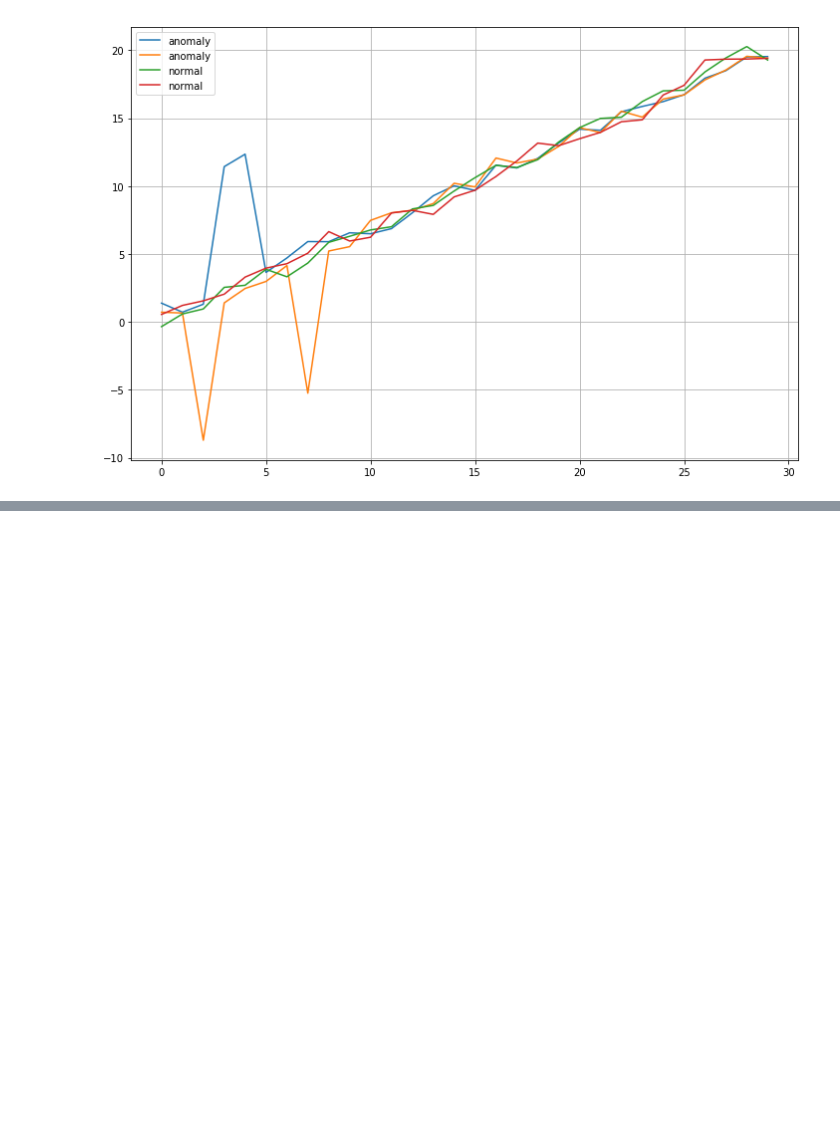
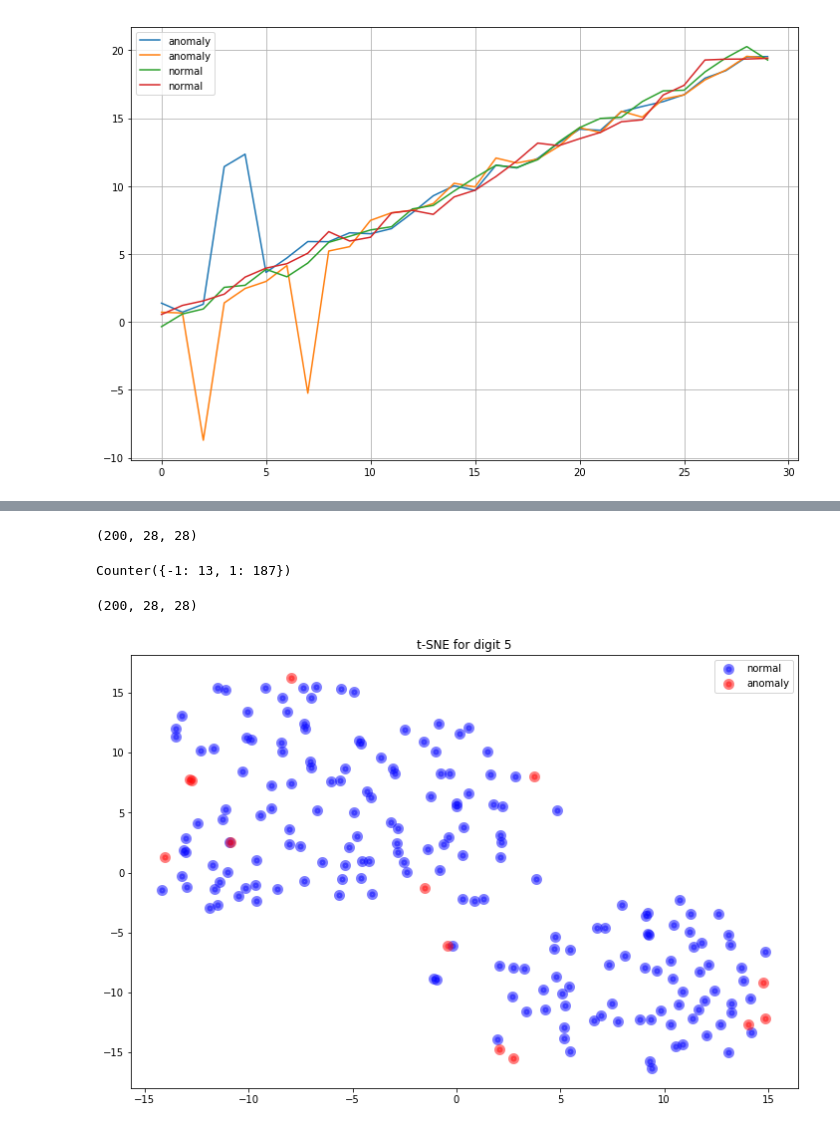
Before and after one commit to rtriangle/mkad, a Jupyter notebook: mkad_usage.ipynb, the cells around one changed output, grey strips where cells are left out. Saved outputs shown, nothing was run; the diff lists cells and outputs as text; code cells hidden in the pictures; blank space fills up the shorter version.

Commit message:
mkad_usage finished

```diff
--- a/mkad_usage.ipynb
+++ b/mkad_usage.ipynb
@@ -54,0 +77,32 @@ plt.show()
+# %%
+X_sample = X_train[y_train == 5][:N]
+y_sample = y_train[y_train == 5][:N]
+X_sample.shape
+# %% [output]
+(200, 28, 28)
+# %%
+mkad.fit(X_sample)
+# %%
+pred = mkad.predict(X_sample)
+# %%
+Counter(pred)
+# %% [output]
+Counter({-1: 13, 1: 187})
+# %%
+X_sample.shape
+# %% [output]
+(200, 28, 28)
+# %%
+X_sample_tsne = X_sample.reshape((N, 784))
+X_transformed = TSNE(n_components=2).fit_transform(X_sample_tsne)
+# %%
+plt.figure(figsize=(12,8))
+plt.title('t-SNE for digit 5')
+plt.scatter(X_transformed[pred==1][:,0], X_transformed[pred==1][:,1], marker='o', color='blue',
+            linewidths=5, alpha=0.5, label='normal')
+plt.scatter(X_transformed[pred==-1][:,0], X_transformed[pred==-1][:,1], marker='o', c='red',
+            linewidths=5, alpha=0.5, label='anomaly')
+plt.legend()
+plt.show()
+# %% [output]
+[figure, added]
```
Also changed, not shown: parts of 8 cells of this notebook, 6 other files.
